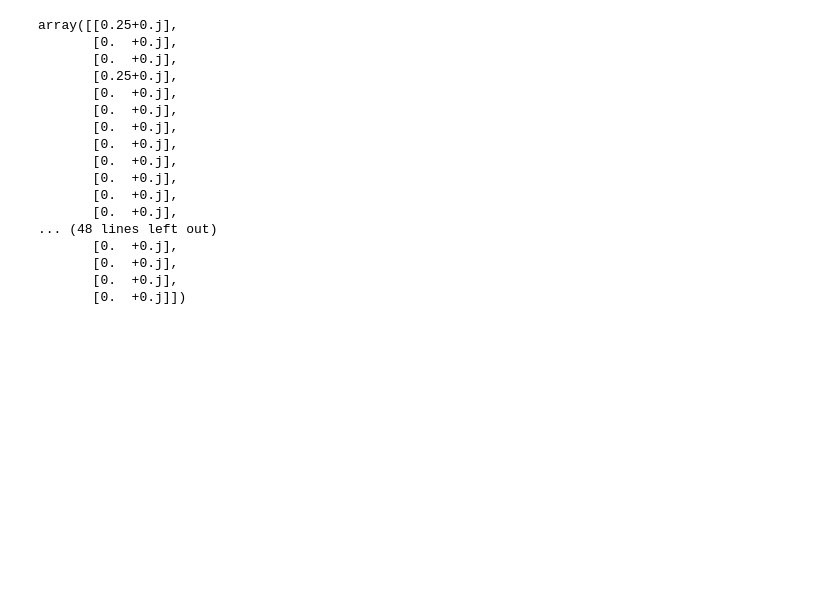
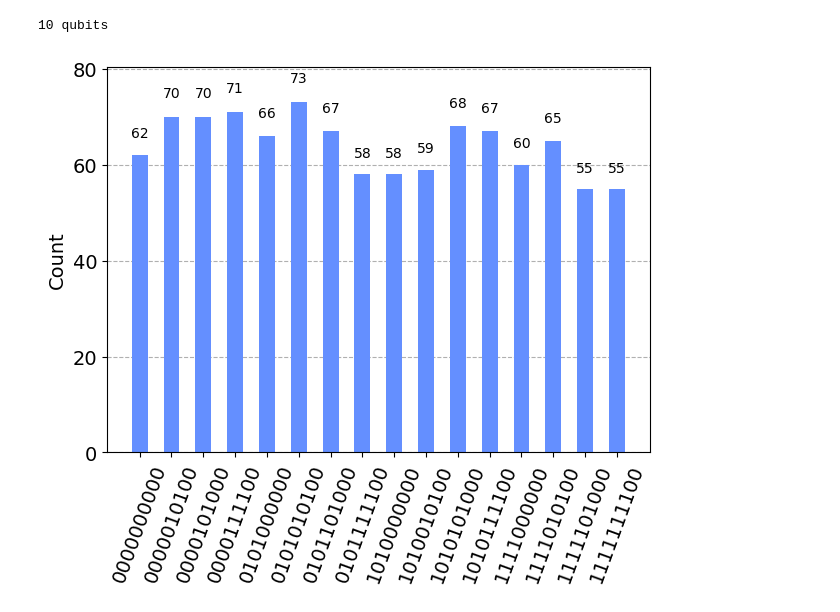
Before and after one commit to lbai-lab/adiabatic_compiler, a Jupyter notebook: tesnsor_draft/tensor.ipynb, the cells around one changed output. Saved outputs shown, nothing was run; the diff lists cells and outputs as text; code cells hidden in the pictures; blank space fills up the shorter version.

```diff
--- a/tesnsor_draft/tensor.ipynb
+++ b/tesnsor_draft/tensor.ipynb
@@ -22,7 +22,7 @@ phi_IXZ = np.dot(
 # %%
 # ? question, how to represent the 1,3 and 2,4 location?
 def phi_U(U: np.matrix):
-    return np.dot(np.kron(np.eye(4), U), np.kron(phi_I, phi_I) / 2)
+    return np.dot(np.kron(np.eye(4), U), np.kron(phi_I, phi_I))
 
 
 # take a smallest example, 2 qubit and 1 2-qubit gate
@@ -31,24 +31,7 @@ X = np.array([[0, 1], [1, 0]])
 U = np.kron(X, X)
 
 # kron the input state and the phi_U to get the PEPS
-phi_prod = np.kron(ket([1, 0, 0, 0]), phi_U(U))
+phi_W = np.kron(state00, phi_U(U))
 
-phi_prod
+def project_itself(x: np.matrix):
+    return np.dot(x, x.reshape(1, -1))
-# %% [output]
-array([[0.25+0.j],
-       [0.  +0.j],
-       [0.  +0.j],
-       [0.25+0.j],
-       [0.  +0.j],
-       [0.  +0.j],
-       [0.  +0.j],
-       [0.  +0.j],
-       [0.  +0.j],
-       [0.  +0.j],
-       [0.  +0.j],
-       [0.  +0.j],
-... (48 lines left out)
-       [0.  +0.j],
-       [0.  +0.j],
-       [0.  +0.j],
-       [0.  +0.j]])
@@ -54,0 +74,17 @@ array([[0.25+0.j],
+# %%
+n = 2
+D = 2
+
+qc = QuantumCircuit(n * (2 * D + 1))
+
+print(qc.num_qubits, "qubits")
+
+for i in [2,3,6,7]:
+    qc.h(i)
+    qc.cx(i,i+2)
+
+qc.measure_all()
+plot_histogram(AerSimulator().run(qc).result().get_counts())
+# %% [output]
+10 qubits
+[figure, added]
```
Also changed, not shown: parts of 2 cells of this notebook.
